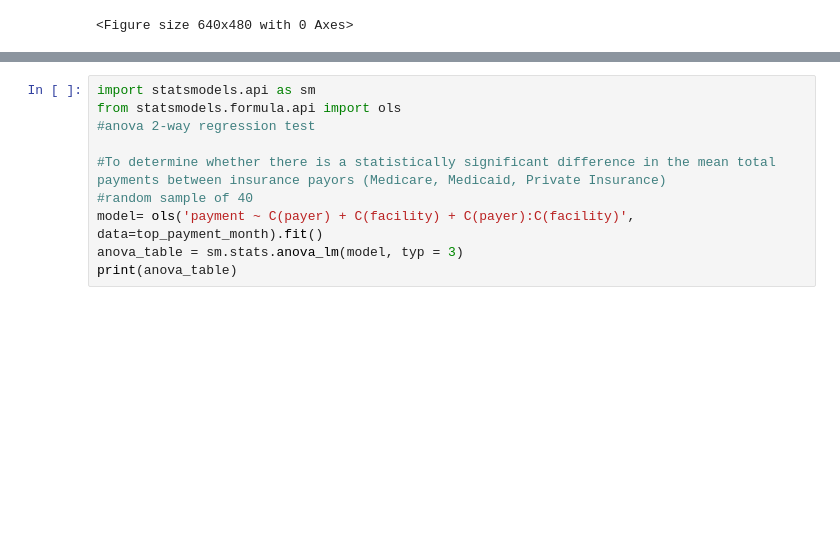
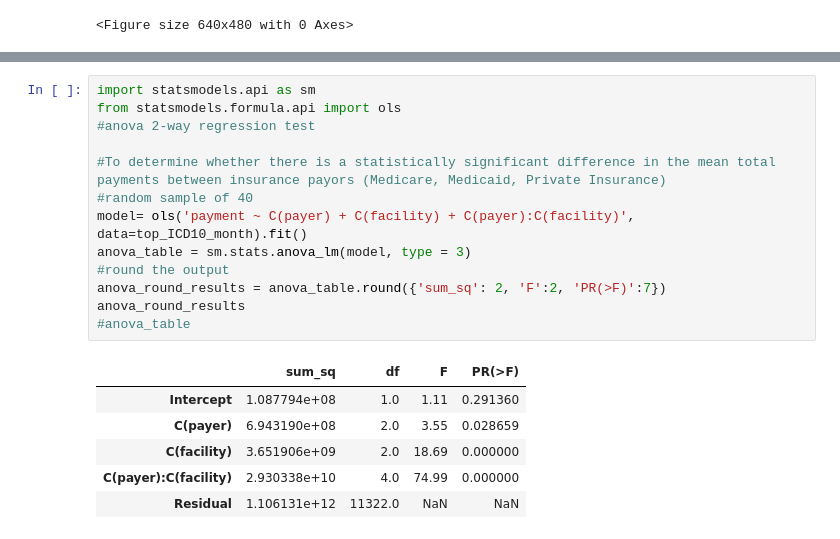
Before and after one commit to mha2112/Insurers, a Jupyter notebook: analysis.ipynb, the cells around one changed output, grey strips where cells are left out. Drawn from its saved outputs; the diff is of its cells as text; blank space fills up the shorter version.

Commit message:
linear regression model completed

```diff
--- a/analysis.ipynb
+++ b/analysis.ipynb
@@ -617,10 +636,20 @@ memory usage: 492.0+ bytes
 # %%
 import statsmodels.api as sm
 from statsmodels.formula.api import ols
 #anova 2-way regression test
 
 #To determine whether there is a statistically significant difference in the mean total payments between insurance payors (Medicare, Medicaid, Private Insurance)
 #random sample of 40
-model= ols('payment ~ C(payer) + C(facility) + C(payer):C(facility)', data=top_payment_month).fit()
-anova_table = sm.stats.anova_lm(model, typ = 3)
-print(anova_table)
+model= ols('payment ~ C(payer) + C(facility) + C(payer):C(facility)', data=top_ICD10_month).fit()
+anova_table = sm.stats.anova_lm(model, type = 3)
+#round the output
+anova_round_results = anova_table.round({'sum_sq': 2, 'F':2, 'PR(>F)':7})
+anova_round_results
+#anova_table
+# %% [output]
+|  | sum_sq | df | F | PR(>F) |
+| Intercept | 1.087794e+08 | 1.0 | 1.11 | 0.291360 |
+| C(payer) | 6.943190e+08 | 2.0 | 3.55 | 0.028659 |
+| C(facility) | 3.651906e+09 | 2.0 | 18.69 | 0.000000 |
+| C(payer):C(facility) | 2.930338e+10 | 4.0 | 74.99 | 0.000000 |
+| Residual | 1.106131e+12 | 11322.0 | NaN | NaN |
```
Also changed, not shown: parts of 10 cells of this notebook.
